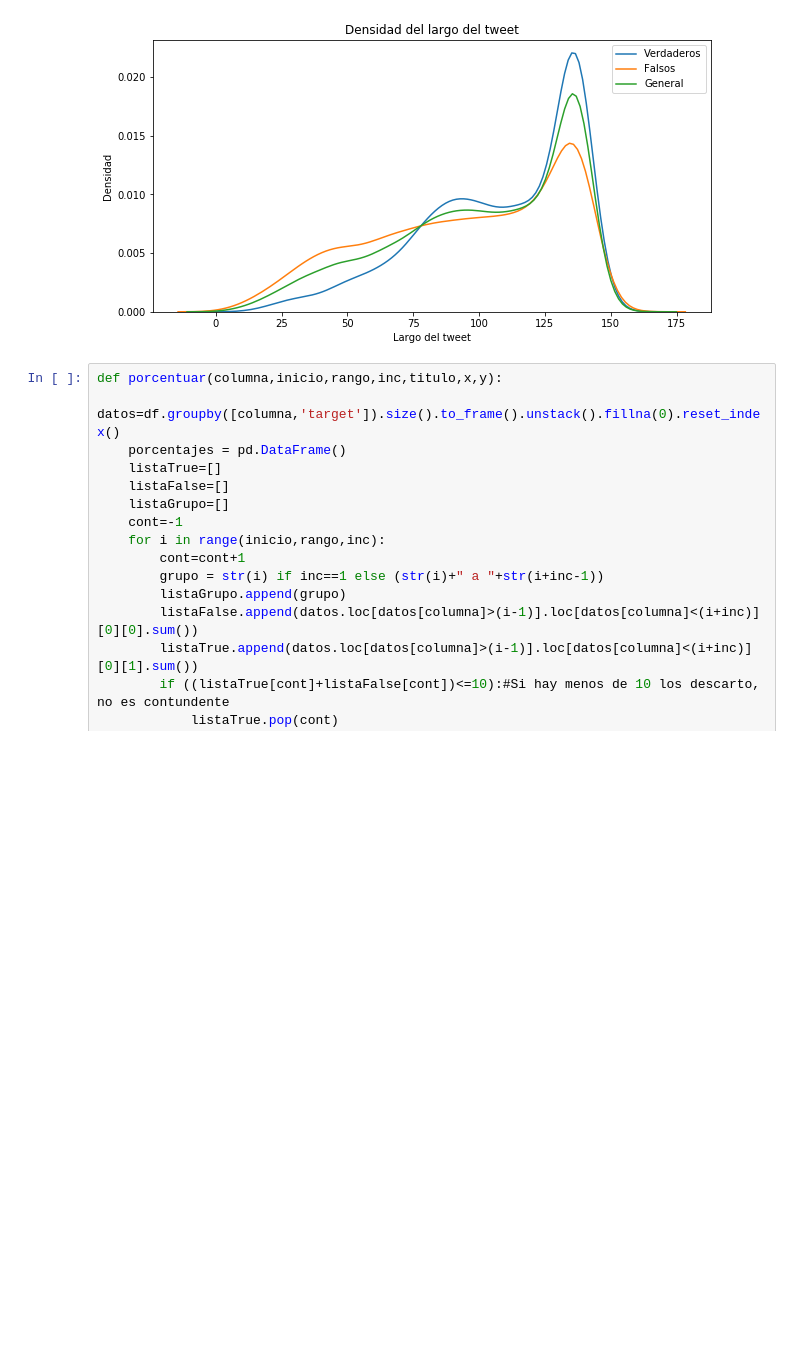
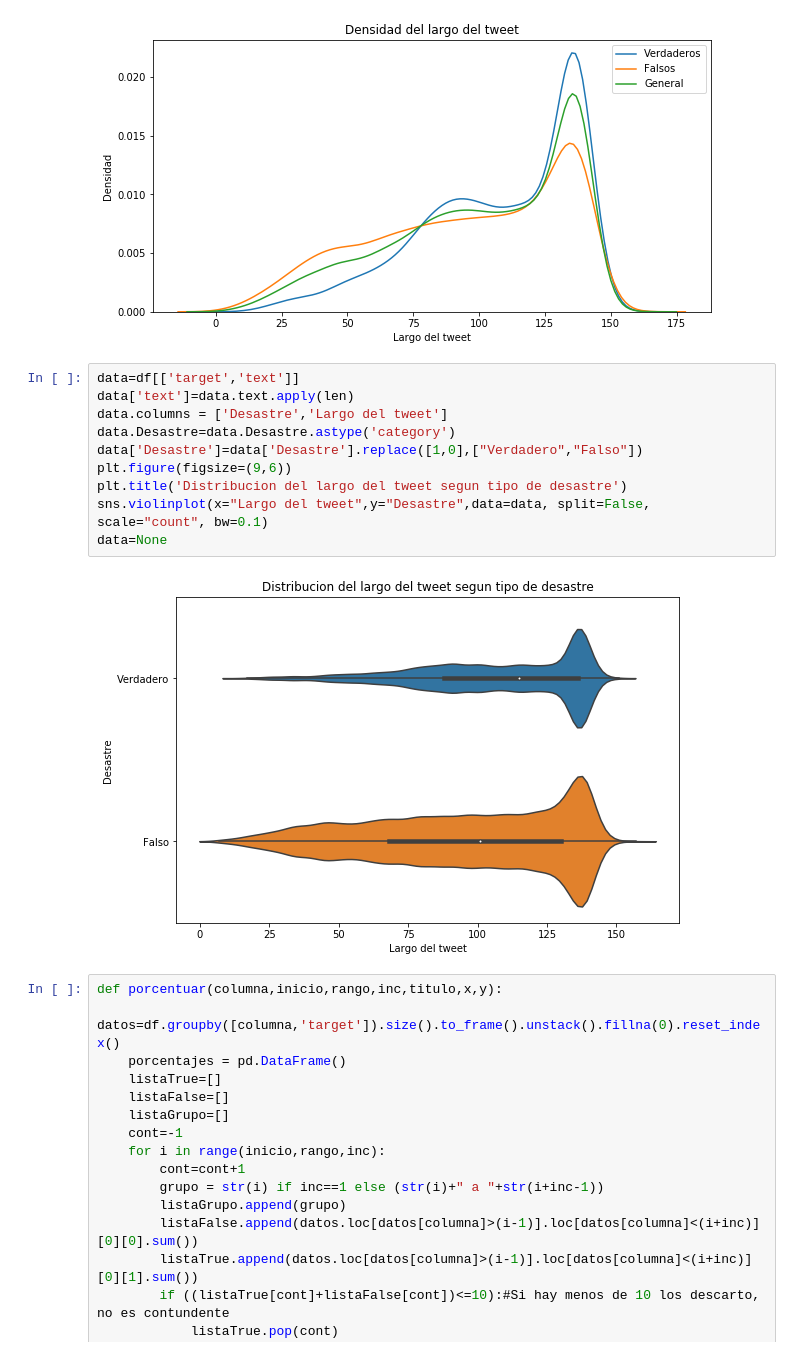
Before and after one commit to pabliyo/coronadatos, a Jupyter notebook: TP1-AnalisisText-SimbolosYNumeros.ipynb, the cells around one changed output. Drawn from its saved outputs; the diff is of its cells as text; blank space fills up the shorter version.

Commit message:
agrego el codigo de mi finger al analisis para sumar el violin plot

```diff
--- a/TP1-AnalisisText-SimbolosYNumeros.ipynb
+++ b/TP1-AnalisisText-SimbolosYNumeros.ipynb
@@ -87,6 +87,18 @@ plt.ylabel('Densidad')
 # %% [output]
 Text(0, 0.5, 'Densidad')
 [figure]
+# %%
+data=df[['target','text']]
+data['text']=data.text.apply(len)
+data.columns = ['Desastre','Largo del tweet']
+data.Desastre=data.Desastre.astype('category')
+data['Desastre']=data['Desastre'].replace([1,0],["Verdadero","Falso"])
+plt.figure(figsize=(9,6))
+plt.title('Distribucion del largo del tweet segun tipo de desastre')
+sns.violinplot(x="Largo del tweet",y="Desastre",data=data, split=False, scale="count", bw=0.1)
+data=None
+# %% [output]
+[figure, added]
 # %%
 def porcentuar(columna,inicio,rango,inc,titulo,x,y):
     datos=df.groupby([columna,'target']).size().to_frame().unstack().fillna(0).reset_index()
```
